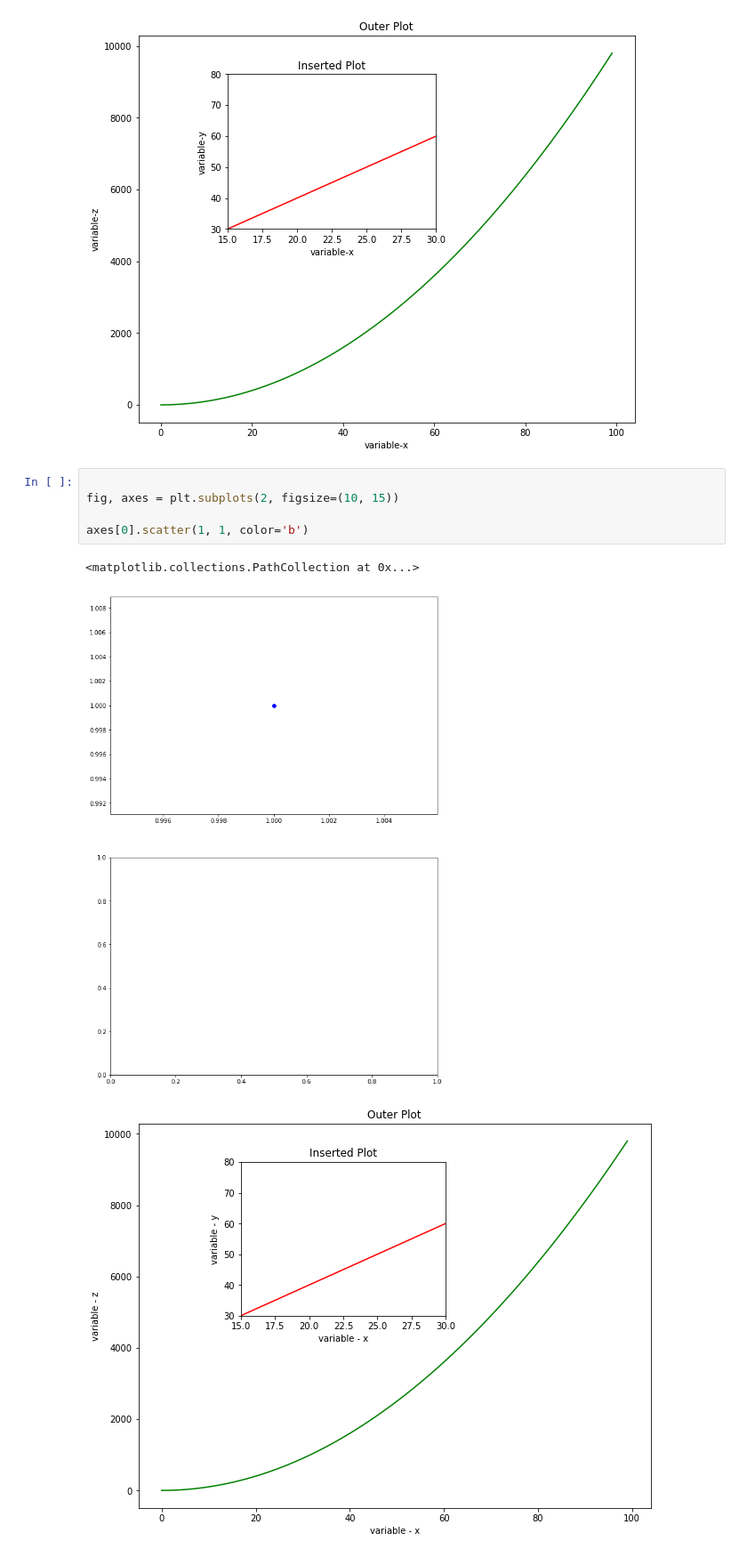
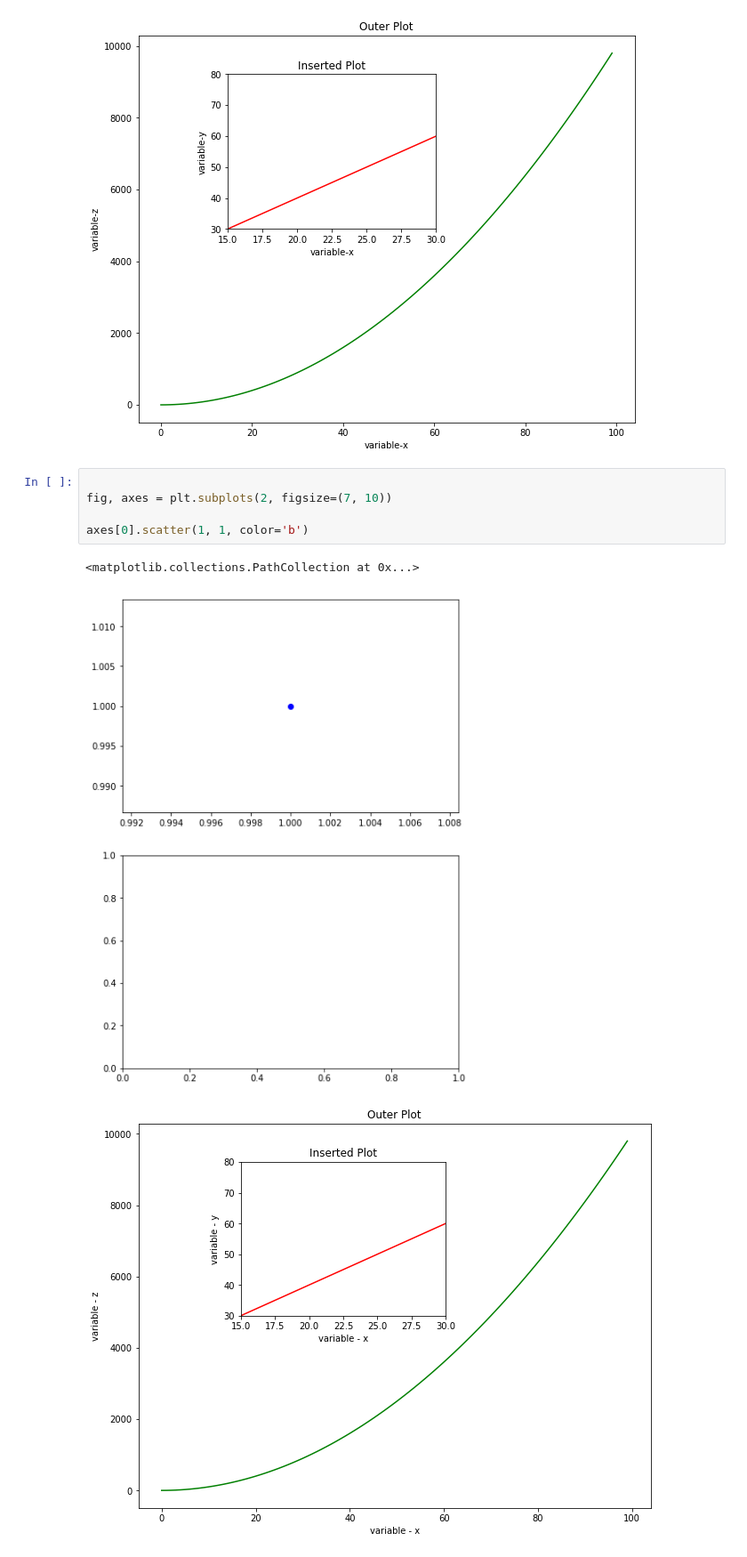
Before and after one commit to ColinFangshu/dsc-more-practice-with-matplotlib-lab-seattle-ds-career-051319, a Jupyter notebook: index.ipynb, the cells around one changed output. Shown: that part at 89% size. Drawn from its saved outputs; the diff is of its cells as text.

```diff
--- a/index.ipynb
+++ b/index.ipynb
@@ -123,12 +123,12 @@ ins.set_ylim([30,80])
 [figure]
 # %%
 
-fig, axes = plt.subplots(2, figsize=(10, 15))
+fig, axes = plt.subplots(2, figsize=(7, 10))
 
 axes[0].scatter(1, 1, color='b')
 # %% [output]
 <matplotlib.collections.PathCollection at 0x...>
-[figure, old version]
+[figure, new version]
 # %%
 # %% [output]
 [figure]
```
